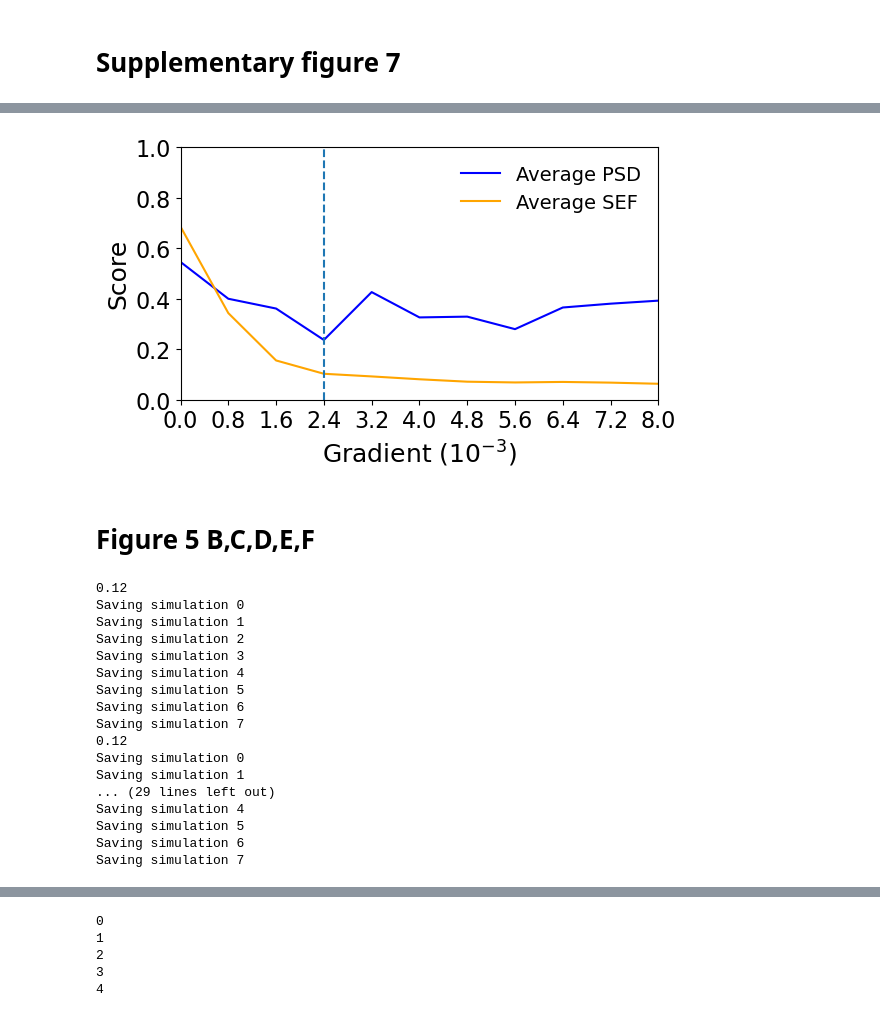
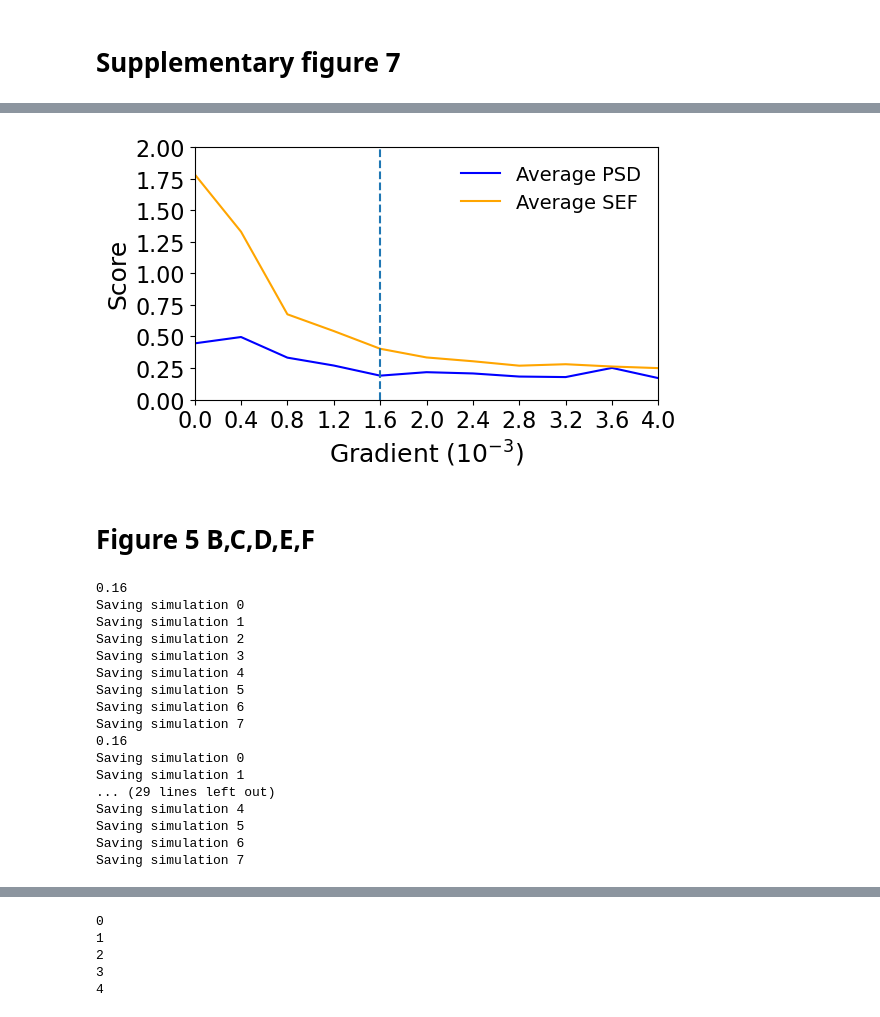
Before and after one commit to Endres-group/Limit-cycle-Turing-patterns, a Jupyter notebook: Figure_5.ipynb, the cells around one changed output, grey strips where cells are left out. Cells and saved outputs as stored; diff of their text form; code cells hidden in the pictures.

```diff
--- a/Figure_5.ipynb
+++ b/Figure_5.ipynb
@@ -672,8 +554,8 @@ for s in range(ngrad):
     #linear
     C0 = np.linspace(0,0.4,ngrad)[s]
     print(C0)
-    width, height = 50, 50
-    x = ((np.arange(width))/50)[::-1]
+    width, height = 100, 100
+    x = ((np.arange(width))/100)[::-1]
     gradient_1D = C0 *x
     gradient_2D = np.tile(gradient_1D, (height, 1))
     param_tris = list(zip(cent_cycs, k1s, k2s,gradient_2D*8))
@@ -682,14 +564,16 @@ for s in range(ngrad):
             delayed(run_simulation_comb2)(cent_c, k1, k2,FF_data_lst)
             for cent_c, k1, k2, FF_data_lst in param_tris
     )
+    print(s)
     for i, results in enumerate(results_all):
         print(f"Saving simulation {i}")
         k1_values = [res['k1'] for res in results]
         k2_values = [res['k2'] for res in results]
         u_values = [res['u'] for res in results]
         v_values = [res['v'] for res in results]
-        u2_values = [res['u2'] for res in results]
-        v2_values = [res['v2'] for res in results]
+        # u2_values = [res['u2'] for res in results]
+        # v2_values = [res['v2'] for res in results]
         t_values = [res['t'] for res in results]
-        np.savez(f"fig5_data_2/Findbest_C0_0_{np.round(C0,3)}_{i}.npz", k1=k1_values, k2=k2_values, u=u_values, v=v_values, u2 = u2_values, v2 = v2_values, t=t_values)
+        np.savez(f"fig5_data_rev/Findbest_C0_0_{np.round(C0,3)}_{i}.npz", k1=k1_values, k2=k2_values, u=u_values, v=v_values, t=t_values)
         i += 1
+#9:49
@@ -695,0 +582,17 @@ for s in range(ngrad):
+# %%
+# res = np.load(f"fig5_data_rev/Findbest_C0_0_{np.round(0.12,3)}_{1}.npz")
+# plt.imshow(res['u'][100])
+for s in range(ngrad):
+    #linear
+    C0 = np.linspace(0,0.4,ngrad)[s]
+    width, height = 100, 100
+    x = ((np.arange(width))/100)[::-1]
+    gradient_1D = C0 *x
+    print(gradient_1D[1]-gradient_1D[2])
+for s in range(ngrad):
+    #linear
+    C0 = np.linspace(0,0.4,ngrad)[s]
+    width, height = 50, 50
+    x = ((np.arange(width))/50)[::-1]
+    gradient_1D = C0 *x
+    print(gradient_1D[1]-gradient_1D[2])
@@ -704,11 +625,11 @@ for s in range(ngrad):
     res_dict = {i: [] for i in range(0,8)}
     C0 = np.linspace(0,0.4,ngrad)[s]
     for i in range(0,8):
-        res = np.load(f"fig5_data_2/Findbest_C0_0_{np.round(C0,3)}_{i}.npz")
+        res = np.load(f"fig5_data_rev/Findbest_C0_0_{np.round(C0,3)}_{i}.npz")
         entropy_list = []
         xent = []
         for o in range(0,len(res['k1'])):
-            FS1 = np.fft.fft2(res['u'][o], (50, 50))
+            FS1 = np.fft.fft2(res['u'][o], (100, 100))
             power_spectrum = np.abs(FS1)**2
             power_spectrum_normS1 = power_spectrum / np.sum(power_spectrum)
             entropy_list.append(-np.sum(power_spectrum_normS1 * np.log2(power_spectrum_normS1+ 0.00000000000000001)))
@@ -731,21 +664,21 @@ for s in range(ngrad):
 # %%
 ngrad = 11
 plt.figure(figsize = (6,3.6))
-xvals = np.linspace(0,0.4,ngrad)/50
+xvals = np.linspace(0,0.4,ngrad)/100
 plt.plot(xvals,PSD_lev,"blue", label = "Average PSD")
 plt.plot(xvals,ent_lev,"orange", label = "Average SEF")
 plt.legend(fontsize = 14, frameon = False)
-plt.xlim(0,0.4/50)
-plt.ylim(0,1)
+plt.xlim(0,0.4/100)
+plt.ylim(0,2)
 plt.xlabel(r"Gradient $(10^{-3})$",fontsize = 18)
 plt.ylabel("Score",fontsize = 18)
 plt.xticks(ticks = xvals, labels = np.round(np.multiply(xvals,1000),1),fontsize =16)
 plt.yticks(fontsize =16)
-plt.axvline(0.12/50, linestyle = "--")
+plt.axvline(0.16/100, linestyle = "--")
 plt.tight_layout()
-plt.savefig("Images_for_paper/supp_fig5")
+plt.savefig("supp_fig5")
 # %% [output]
-[figure, old version]
+[figure, new version]
 # %% [markdown]
 # Figure 5 B,C,D,E,F
 # %%
@@ -756,16 +689,16 @@ k2s = [27.203267784255218] * 8
 
 for s in range(ngrad):
     #linear
-    C0 = 0.12
+    C0 = 0.16
     print(C0)
-    width, height = 50, 50
-    x = ((np.arange(width))/50)[::-1]
+    width, height = 100, 100
+    x = ((np.arange(width))/100)[::-1]
     gradient_1D = C0 *x
     gradient_2D = np.tile(gradient_1D, (height, 1))
     param_tris = list(zip(cent_cycs, k1s, k2s,gradient_2D*8))
 
     results_all = Parallel(n_jobs=8)(
-            delayed(run_simulation_combo)(cent_c, k1, k2,FF_data_lst)
+            delayed(run_simulation_comb)(cent_c, k1, k2,FF_data_lst)
             for cent_c, k1, k2, FF_data_lst in param_tris
     )
     for i, results in enumerate(results_all):
@@ -777,10 +710,10 @@ for s in range(ngrad):
         u2_values = [res['u2'] for res in results]
         v2_values = [res['v2'] for res in results]
         t_values = [res['t'] for res in results]
-        np.savez(f"fig5_data_2/main_C0_{np.round(C0,3)}_{i+8*s}.npz", k1=k1_values, k2=k2_values, u=u_values, v=v_values, u2 = u2_values, v2 = v2_values, t=t_values)
+        np.savez(f"fig5_data_rev/main_C0_{np.round(C0,3)}_{i+8*s}.npz", k1=k1_values, k2=k2_values, u=u_values, v=v_values, u2 = u2_values, v2 = v2_values, t=t_values)
         i += 1
 # %% [output]
-0.12
+0.16
 Saving simulation 0
 Saving simulation 1
 Saving simulation 2
@@ -789,7 +722,7 @@ Saving simulation 4
 Saving simulation 5
 Saving simulation 6
 Saving simulation 7
-0.12
+0.16
 Saving simulation 0
 Saving simulation 1
 ... (29 lines left out)
```
Also changed, not shown: parts of 20 cells of this notebook, 3 other files.
